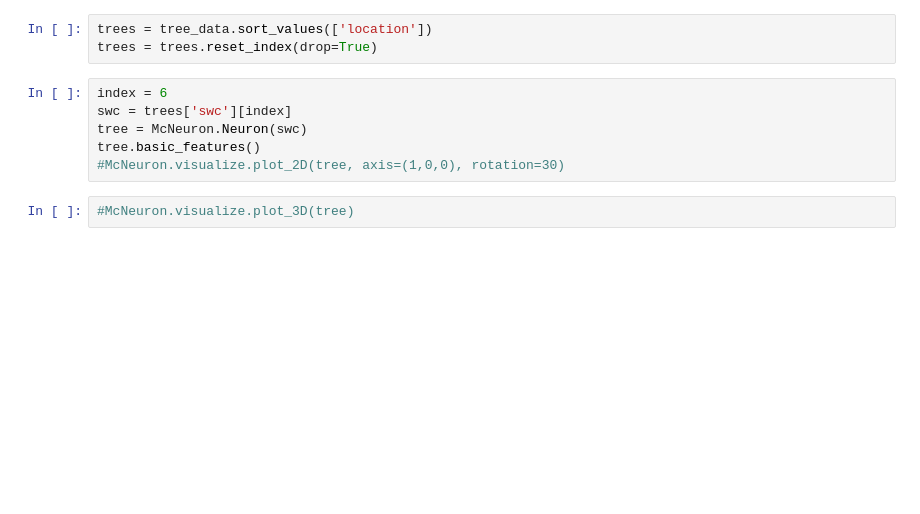
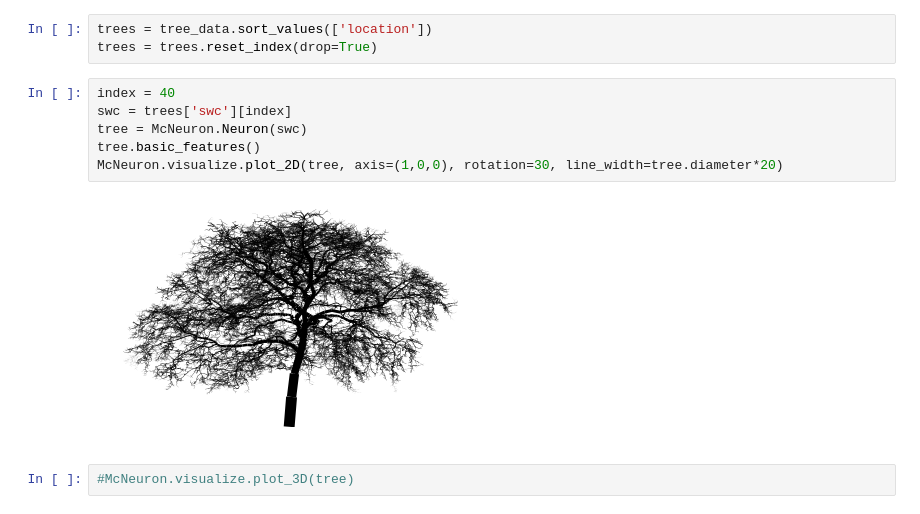
Before and after one commit to BonsaiNet/Actual-Tree, a Jupyter notebook: branchFeatures.ipynb, the cells around one changed output. Cells and saved outputs as stored; diff of their text form; blank space fills up the shorter version.

```diff
--- a/branchFeatures.ipynb
+++ b/branchFeatures.ipynb
@@ -18,11 +18,13 @@ tree_data = pickle.load(open('.././trees/tree_data.csv', 'rb'))
 trees = tree_data.sort_values(['location'])
 trees = trees.reset_index(drop=True)
 # %%
-index = 6
+index = 40
 swc = trees['swc'][index]
 tree = McNeuron.Neuron(swc)
 tree.basic_features()
-#McNeuron.visualize.plot_2D(tree, axis=(1,0,0), rotation=30)
+McNeuron.visualize.plot_2D(tree, axis=(1,0,0), rotation=30, line_width=tree.diameter*20)
+# %% [output]
+[figure, added]
 # %%
 #McNeuron.visualize.plot_3D(tree)
 # %%
```
Also changed, not shown: parts of 16 cells of this notebook, 5 other files.
